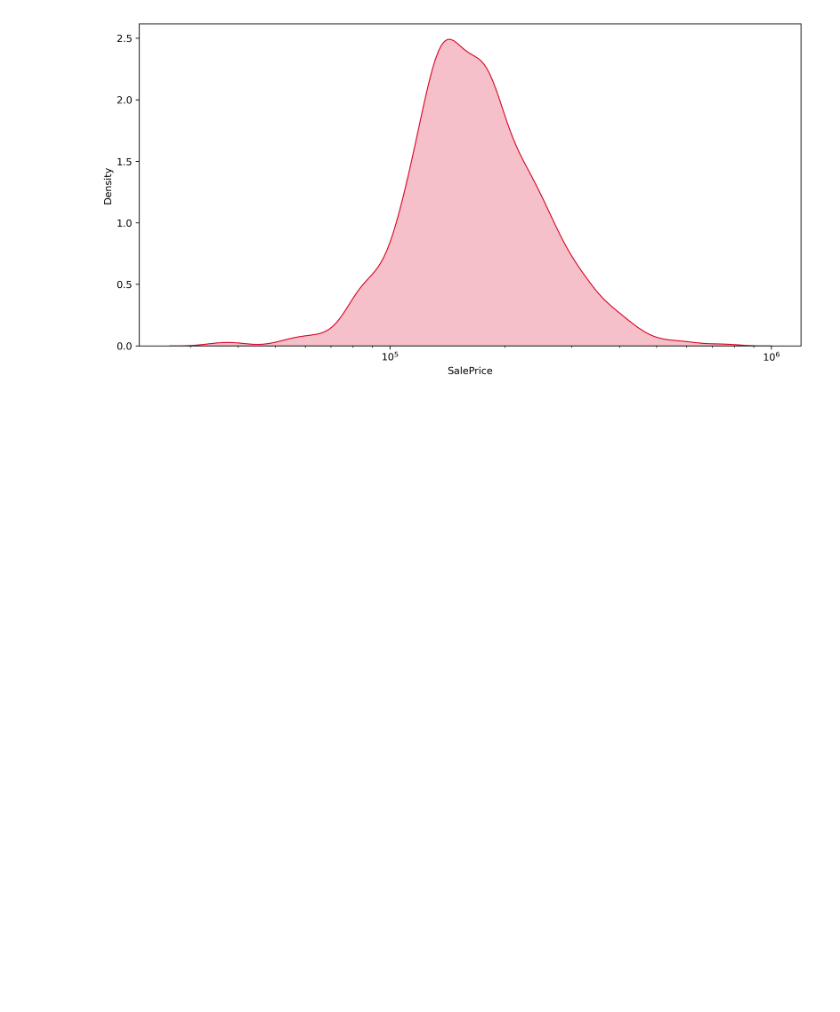
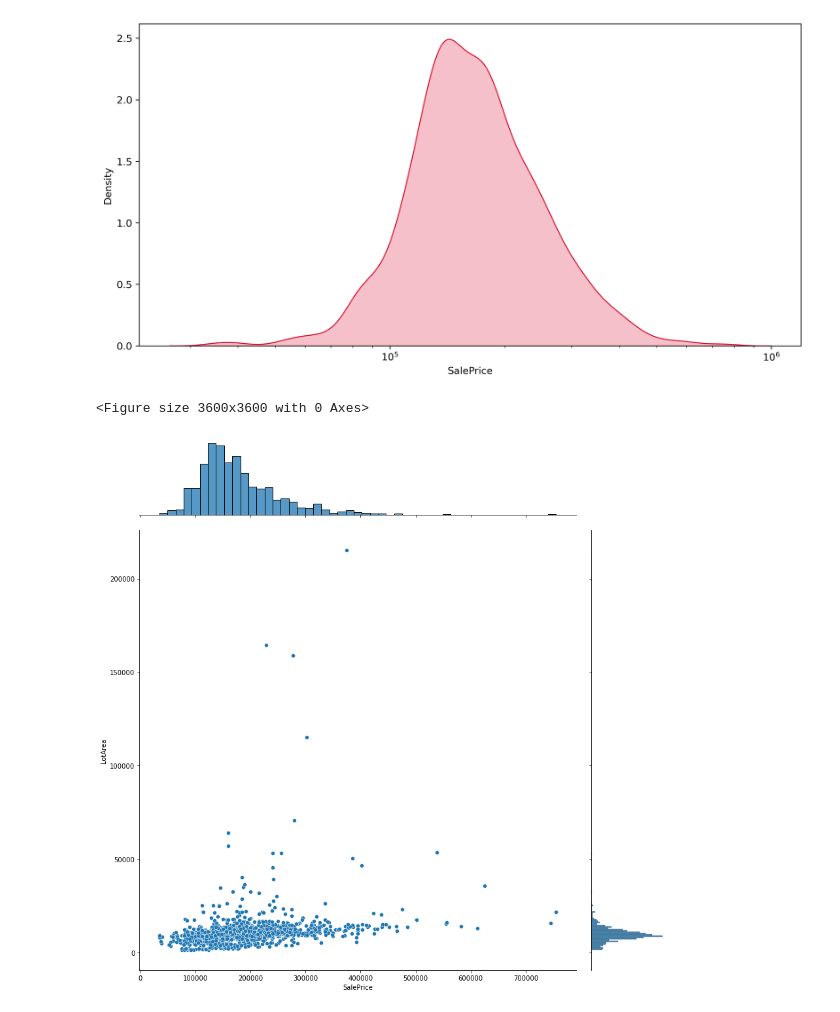
Before and after one commit to ashen007/Housing-Sale-Price-analysis, a Jupyter notebook: notebooks/clean data/phase_1.ipynb, the cells around one changed output. Saved outputs shown, nothing was run; the diff lists cells and outputs as text; code cells hidden in the pictures; blank space fills up the shorter version.

```diff
--- a/notebooks/clean data/phase_1.ipynb
+++ b/notebooks/clean data/phase_1.ipynb
@@ -292,3 +292,11 @@ sns.kdeplot(x=house['SalePrice'],log_scale=True,shade=True,color='#D9042B')
 plt.show()
 # %% [output]
 [figure]
+# %%
+# transformation
+plt.figure(figsize=[12,12],dpi=300)
+sns.jointplot(x='SalePrice',y='LotArea',data=house,kind='scatter',height=12)
+plt.show()
+# %% [output]
+<Figure size 3600x3600 with 0 Axes>
+[figure, added]
```
Also changed, not shown: parts of 2 cells of this notebook.
